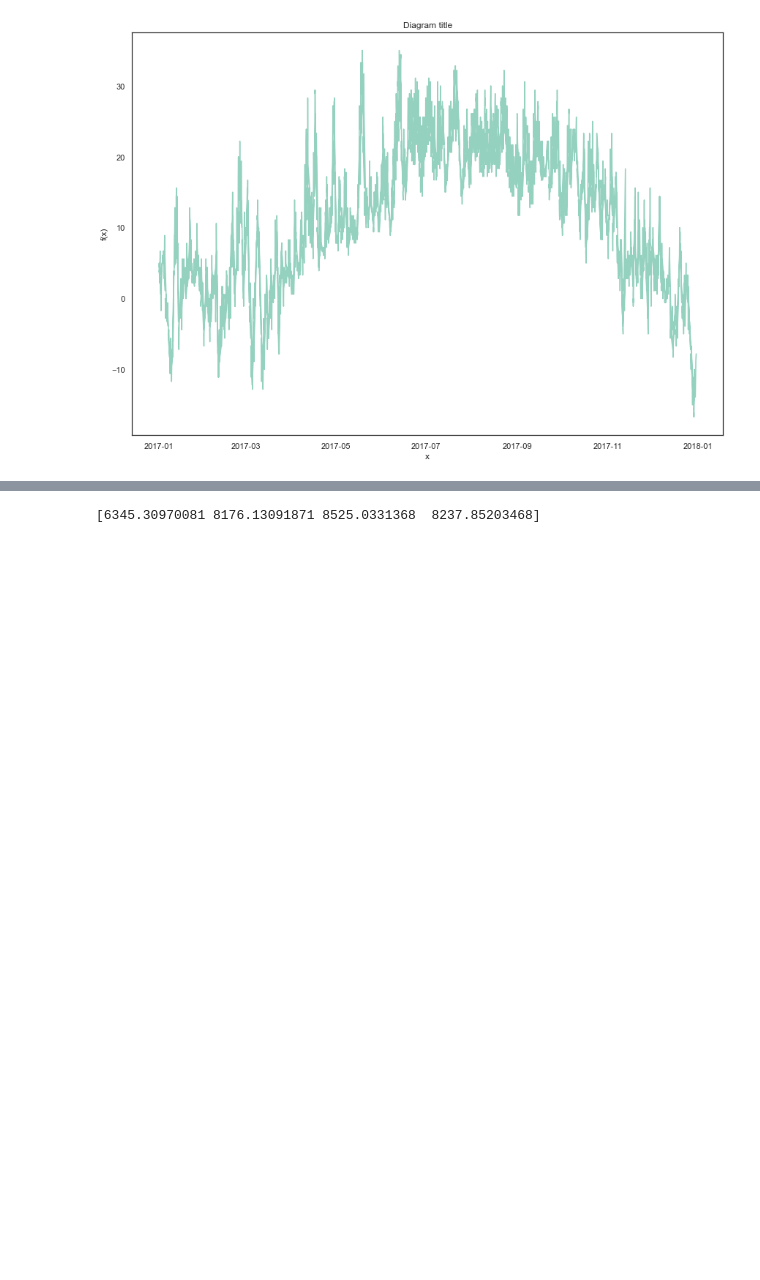
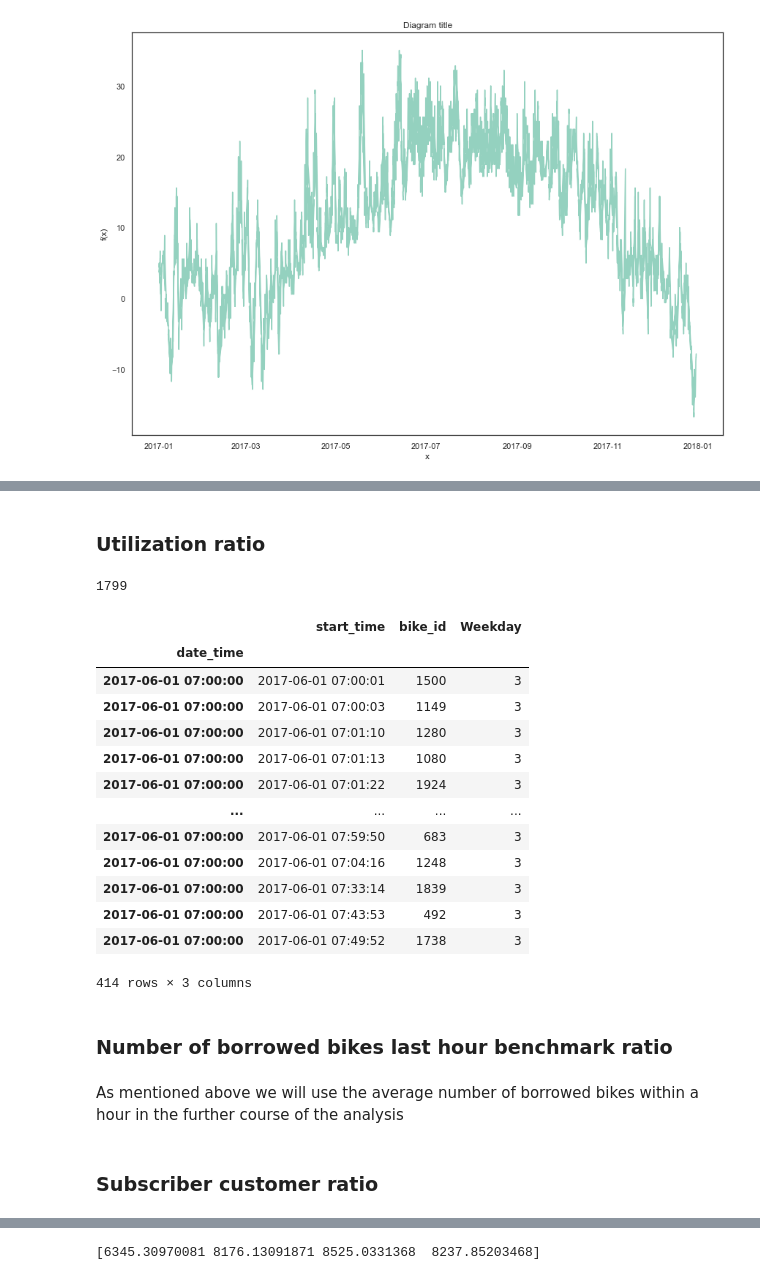
Before and after one commit to NiklasNesseler/ProjectNotFound, a Jupyter notebook: DSML_GroupProject_Boston2017.ipynb, the cells around one changed output, grey strips where cells are left out. Saved outputs shown, nothing was run; the diff lists cells and outputs as text; code cells hidden in the pictures; blank space fills up the shorter version.

```diff
--- a/DSML_GroupProject_Boston2017.ipynb
+++ b/DSML_GroupProject_Boston2017.ipynb
@@ -865,0 +873,35 @@ plt.show
+# %% [markdown]
+### Utilization ratio
+# %%
+a=inner_merge["bike_id"]
+a=a.unique()
+a.size
+# %% [output]
+1799
+# %%
+#extract the prime hour from a random data
+rdb=raw_data_boston[["date_time","start_time","bike_id","Weekday"]]
+
+rdb=rdb.set_index(["date_time"])
+rdb.loc["2017-06-01 07:00:00"]
+# %% [output]
+|  | start_time | bike_id | Weekday |
+| date_time |  |  |  |
+| 2017-06-01 07:00:00 | 2017-06-01 07:00:01 | 1500 | 3 |
+| 2017-06-01 07:00:00 | 2017-06-01 07:00:03 | 1149 | 3 |
+| 2017-06-01 07:00:00 | 2017-06-01 07:01:10 | 1280 | 3 |
+| 2017-06-01 07:00:00 | 2017-06-01 07:01:13 | 1080 | 3 |
+| 2017-06-01 07:00:00 | 2017-06-01 07:01:22 | 1924 | 3 |
+| ... | ... | ... | ... |
+| 2017-06-01 07:00:00 | 2017-06-01 07:59:50 | 683 | 3 |
+| 2017-06-01 07:00:00 | 2017-06-01 07:04:16 | 1248 | 3 |
+| 2017-06-01 07:00:00 | 2017-06-01 07:33:14 | 1839 | 3 |
+| 2017-06-01 07:00:00 | 2017-06-01 07:43:53 | 492 | 3 |
+| 2017-06-01 07:00:00 | 2017-06-01 07:49:52 | 1738 | 3 |
+414 rows × 3 columns
+# %% [markdown]
+### Number of borrowed bikes last hour benchmark ratio
+# %% [markdown]
+As mentioned above we will use the average number of borrowed bikes within a hour in the further course of the analysis
+# %% [markdown]
+### Subscriber customer ratio
```
Also changed, not shown: parts of 39 cells of this notebook.
